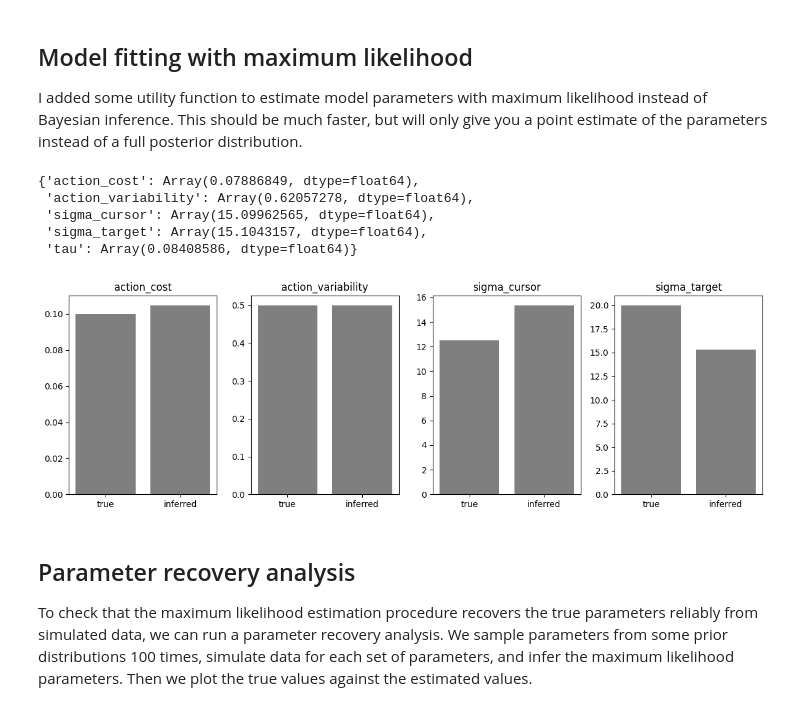
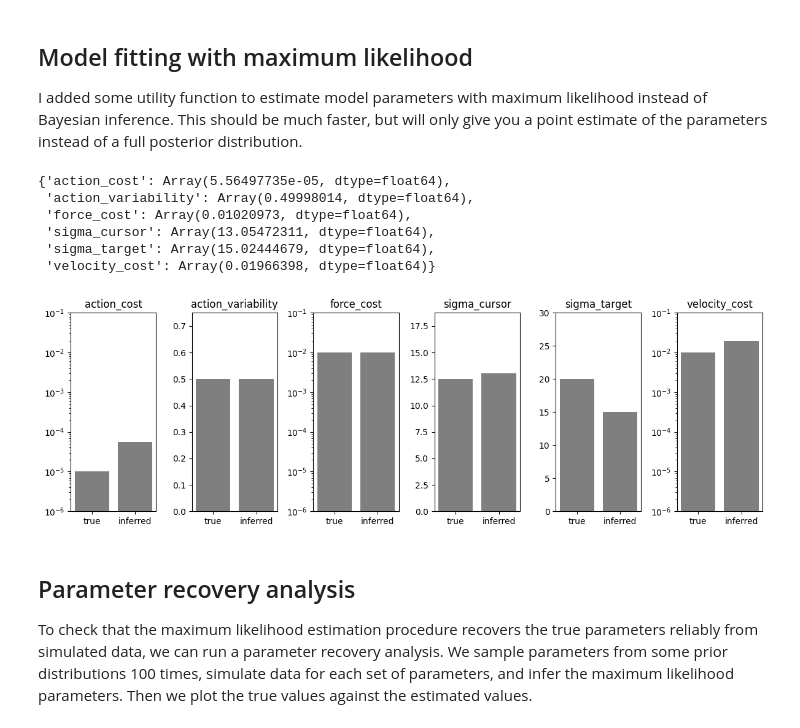
Before and after one commit to RothkopfLab/lqg, a Jupyter notebook: notebooks/DynamicsModel.ipynb, the cells around one changed output. Drawn from its saved outputs; the diff is of its cells as text; code cells hidden in the pictures.

```diff
--- a/notebooks/DynamicsModel.ipynb
+++ b/notebooks/DynamicsModel.ipynb
@@ -78,12 +100,14 @@ I added some utility function to estimate model parameters with maximum likeliho
 true_params = {
     "sigma_target": 20.0,
     "sigma_cursor": 12.5,
-    "action_cost": 0.1,
-    "action_variability": 0.5
+    "action_cost": 1e-5,
+    "action_variability": 0.5,
+    "velocity_cost": 0.01,
+    "force_cost": 0.01,
 }
 
 # set up the model with known parameters to simulate some synthetic data
-model = PointMassBoundedActor(T=T, **true_params)
+model = PointMassBoundedActor(T=500, **true_params)
 
 # We assume that we have access to the target and hand positions, but not the hand velocity and muscle activation, as in a real experiment.
 # Therefore, we only use the first two dimensions of the state vector for inference on our simulated data.
@@ -102,28 +126,37 @@ params = max_likelihood(
     x=x_data,
     model=PointMassBoundedActor,
     max_steps=1_000,
+    num_restarts=20,
     **fixed_params,
 )
 # %%
 params
 # %% [output]
-{'action_cost': Array(0.07886849, dtype=float64),
- 'action_variability': Array(0.62057278, dtype=float64),
- 'sigma_cursor': Array(15.09962565, dtype=float64),
- 'sigma_target': Array(15.1043157, dtype=float64),
- 'tau': Array(0.08408586, dtype=float64)}
+{'action_cost': Array(5.56497735e-05, dtype=float64),
+ 'action_variability': Array(0.49998014, dtype=float64),
+ 'force_cost': Array(0.01020973, dtype=float64),
+ 'sigma_cursor': Array(13.05472311, dtype=float64),
+ 'sigma_target': Array(15.02444679, dtype=float64),
+ 'velocity_cost': Array(0.01966398, dtype=float64)}
 # %%
 f, ax = plt.subplots(1, len(params), figsize=(12, 4))
 
 for i, name in enumerate(params):
     ax[i].bar("true", true_params[name], color="k", alpha=0.5)
     ax[i].bar("inferred", params[name], color="k", alpha=0.5)
     ax[i].set_title(name)
 
+    if name in ["action_cost", "velocity_cost", "force_cost"]:
+        ax[i].set_yscale("log")
+
+        ax[i].set_ylim([1e-6, 1e-1])
+    else:
+        ax[i].set_ylim([0, 1.5 * true_params[name]])
+
 f.tight_layout()
 plt.show()
 # %% [output]
-[figure, old version]
+[figure, new version]
 # %% [markdown]
 ## Parameter recovery analysis
 
```
Also changed, not shown: parts of 4 cells of this notebook, 8 other files.
